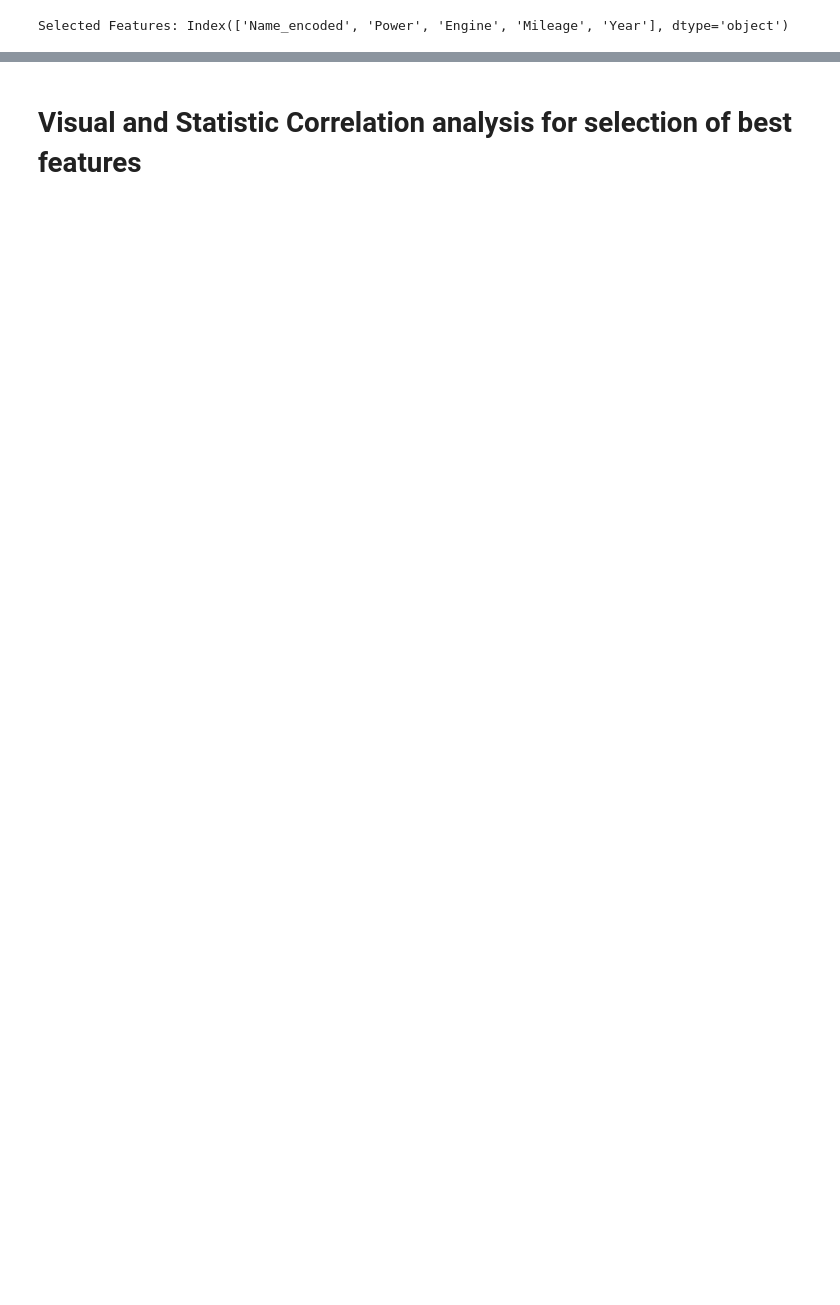
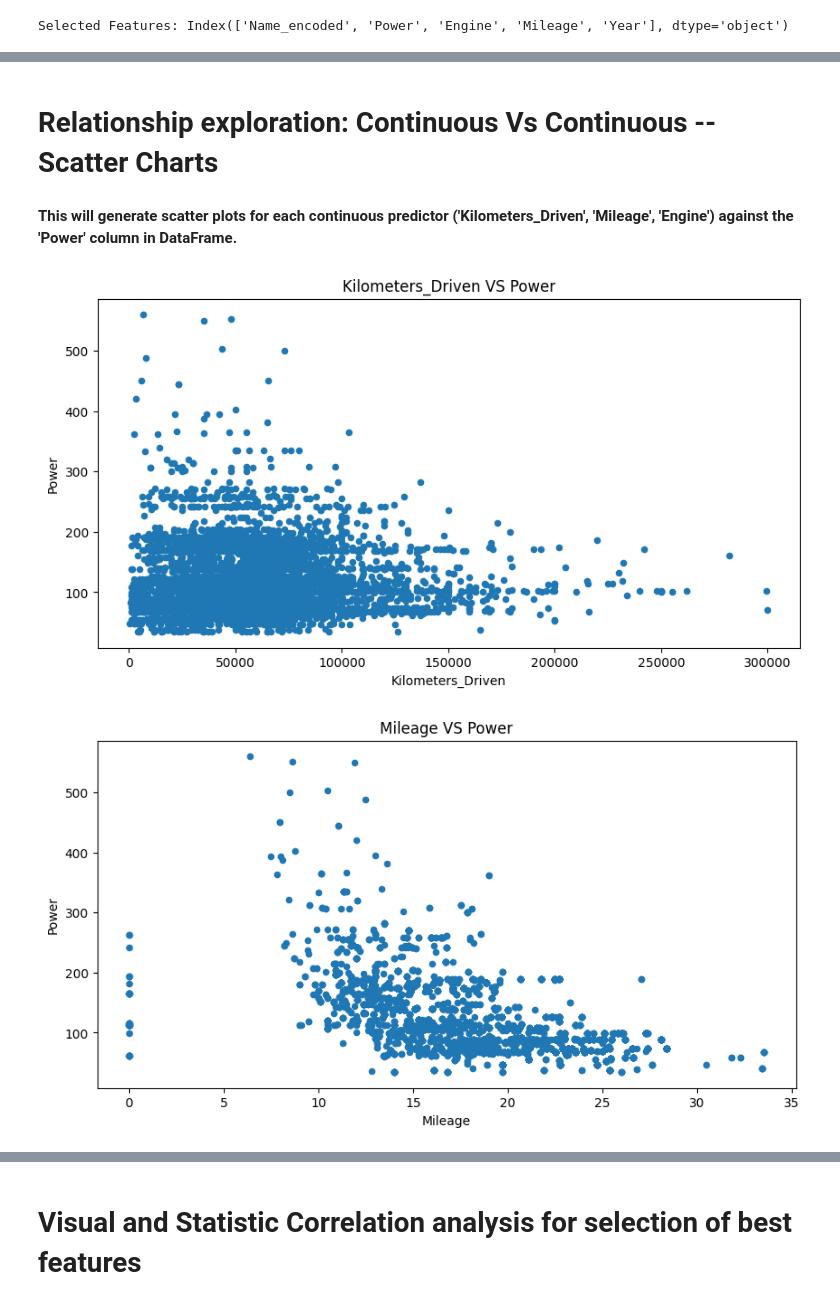
Before and after one commit to borshon2509/Capstone_St1, a Jupyter notebook: Capstone.ipynb, the cells around one changed output, grey strips where cells are left out. Drawn from its saved outputs; the diff is of its cells as text; code cells hidden in the pictures; blank space fills up the shorter version.

```diff
--- a/Capstone.ipynb
+++ b/Capstone.ipynb
@@ -359,0 +378,12 @@ Selected Features: Index(['Name_encoded', 'Power', 'Engine', 'Mileage', 'Year'],
+# %% [markdown]
+# Relationship exploration: Continuous Vs Continuous -- Scatter Charts
+# %% [markdown]
+**This will generate scatter plots for each continuous predictor ('Kilometers_Driven', 'Mileage', 'Engine') against the 'Power' column in  DataFrame.**
+# %%
+ContinuousCols=['Kilometers_Driven', 'Mileage', 'Engine']
+
+for predictor in ContinuousCols:
+    df.plot.scatter(x=predictor, y='Power', figsize=(10,5), title=predictor+" VS "+ 'Power')
+# %% [output]
+[figure, added]
+[figure, added]
```
Also changed, not shown: parts of 33 cells of this notebook.
